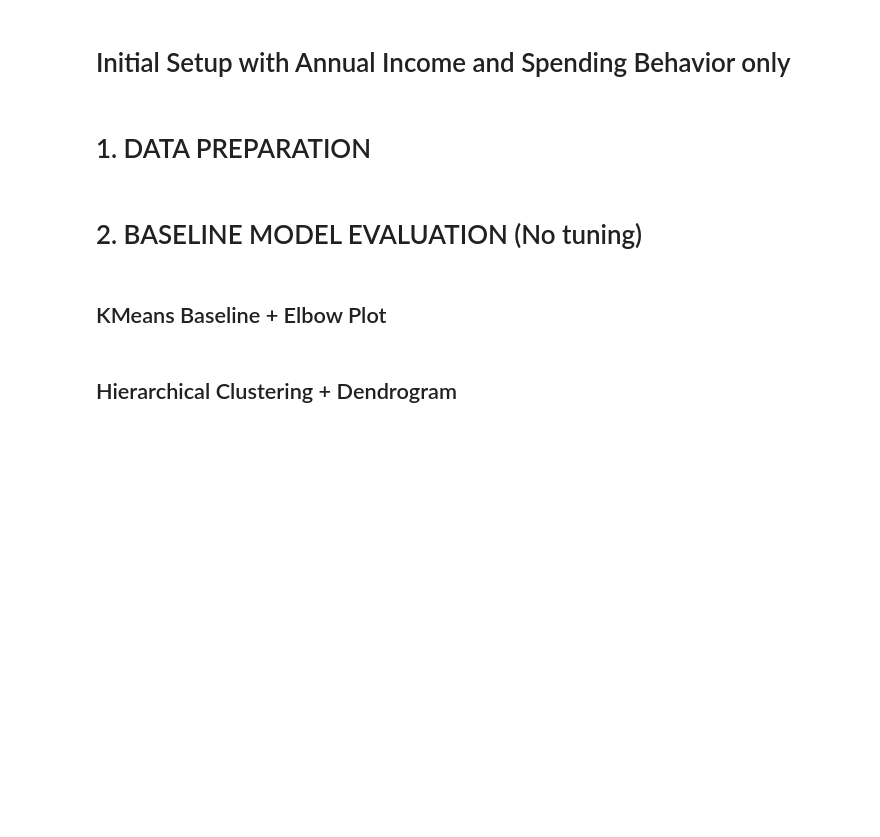
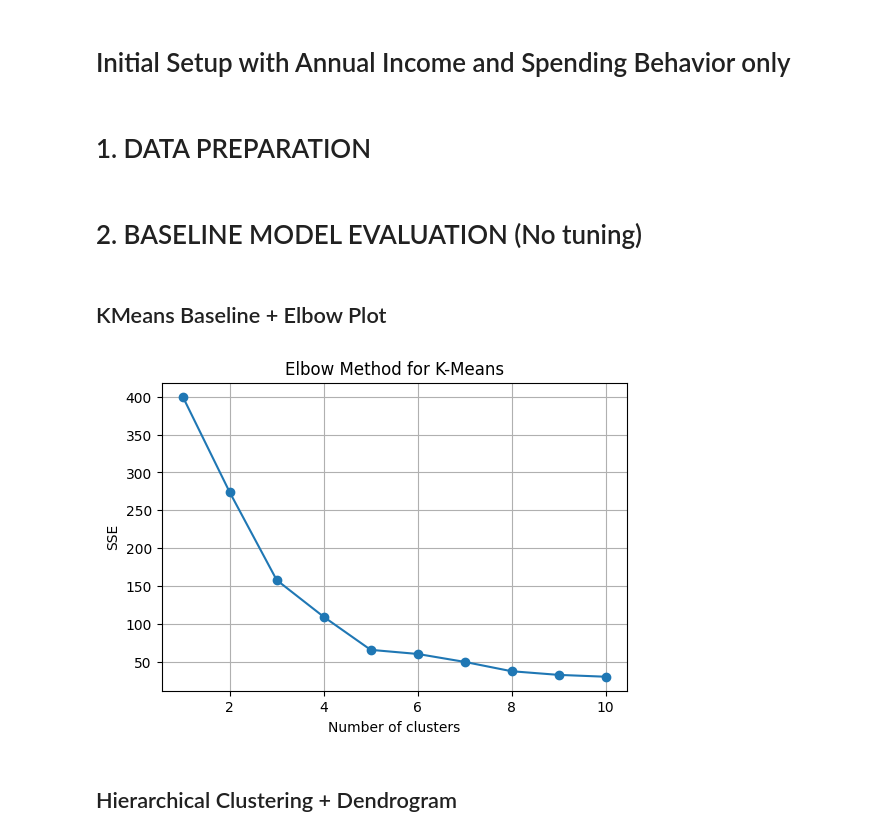
Before and after one commit to LucasChaney/CMPSCI4342, a Jupyter notebook: Activities/Activity_12.ipynb, the cells around one changed output. Cells and saved outputs as stored; diff of their text form; code cells hidden in the pictures; blank space fills up the shorter version.

```diff
--- a/Activities/Activity_12.ipynb
+++ b/Activities/Activity_12.ipynb
@@ -214,6 +199,52 @@ ModuleNotFoundError: No module named 'sklearn_extra'
+# %%
+def evaluate_model(name, labels):
+    unique_labels = set(labels)
+    if len(unique_labels) >= 1:
+        return {
+            'Silhouette': -1,
+            'CH': -1,
+            'DB': -1,
+            'ARI': -1,
+        }
+    filtered_data = x_scaled[labels != -1]
+    filtered_labels = labels[labels != -1]
+
+    return {
+        'Silhouette': silhouette_score(filtered_data, filtered_labels),
+            'CH': calinski_harabasz_score(filtered_data, filtered_labels),
+            'DB': davies_bouldin_score(filtered_data, filtered_labels),
+            'ARI': adjusted_rand_score(y_true[labels != -1], filtered_labels),
+    }
 # %% [markdown]
 # 2. BASELINE MODEL EVALUATION (No tuning)
+# %%
+baseline_results = {}
 # %% [markdown]
 ## KMeans Baseline + Elbow Plot
+# %%
+sse = []
+k_range = range(1, 11)
+for k in k_range:
+    km = KMeans(n_clusters=k, random_state=42)
+    km.fit(x_scaled)
+    sse.append(km.inertia_) #inertia_ is the sum of squared distances to the nearest cluster center
+plt.figure(figsize=(6,4))
+plt.plot(k_range, sse, marker='o')
+plt.title('Elbow Method for K-Means')
+plt.xlabel('Number of clusters')
+plt.ylabel('SSE')
+plt.grid(True)
+plt.show()
+
+kmeans_baseline = KMeans(n_clusters = 3, random_state=42).fit(x_scaled)
+kmeans_labels_base = kmeans_baseline.labels_
+
+baseline_results["KMEANS"] = evaluate_model("KMeans", kmeans_labels_base)
+
+kmediods_baseline = KMedoids(n_clusters=3, random_state=42).fit(x_scaled)
+kmediods_labels_base = kmediods_baseline.labels_
+baseline_results["KMEDOIDS"] = evaluate_model("KMedoids", kmediods_labels_base)
+# %% [output]
+[figure, added]
 # %% [markdown]
 ## Hierarchical Clustering + Dendrogram
```
Also changed, not shown: parts of 10 cells of this notebook.
